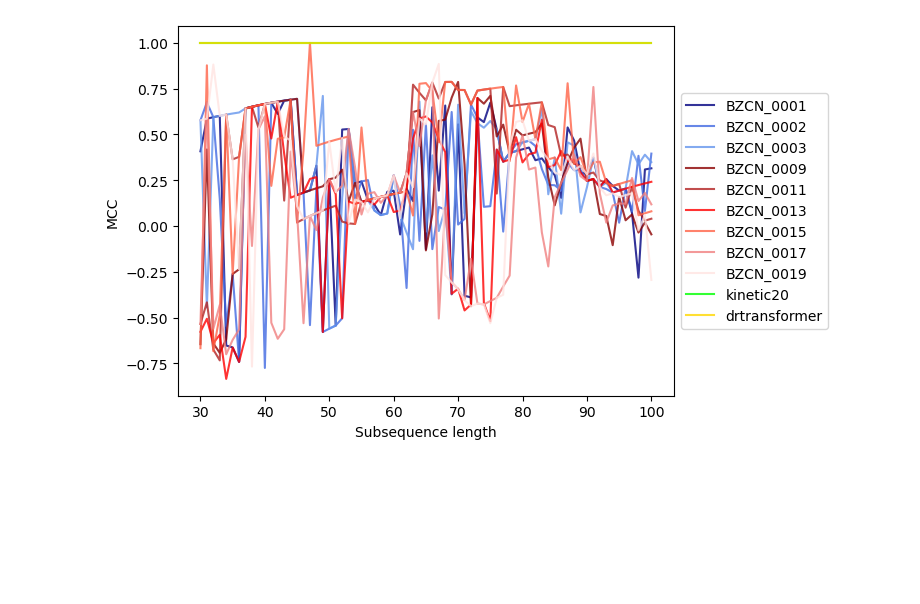
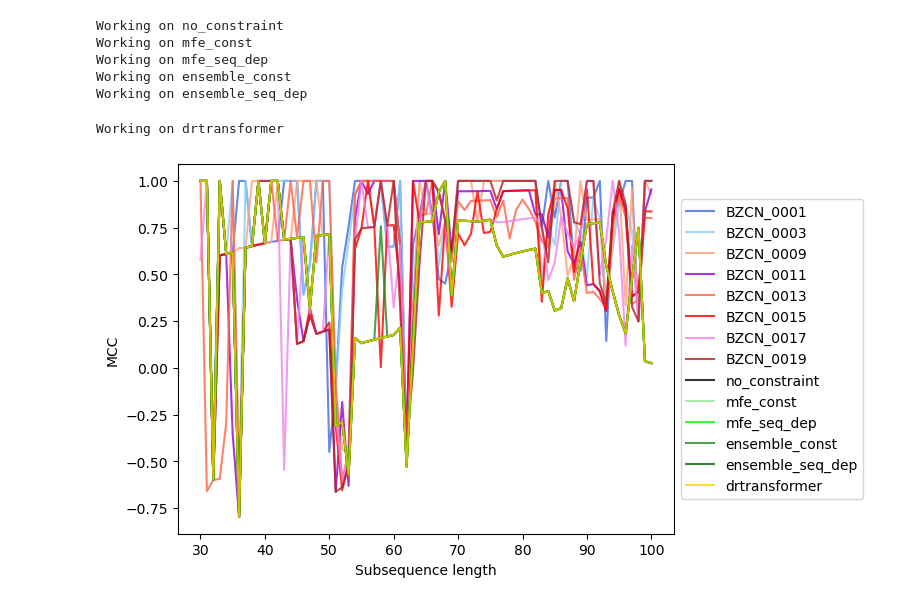
Before and after one commit to ErikPoppleton/kinetic_folder, a Jupyter notebook: flouride.ipynb, the cells around one changed output. Saved outputs shown, nothing was run; the diff lists cells and outputs as text; code cells hidden in the pictures; blank space fills up the shorter version.

Commit message:
Looking at generalized folding, I don't think this is going to work

```diff
--- a/flouride.ipynb
+++ b/flouride.ipynb
@@ -93,31 +73,72 @@ Working on drtransformer
+# %%
+# Calculate folding pathways for each kinetic algorithm
+for n, d in compute_data.items():
+    print(f'Working on {n}')
+    if 'ensemble' in n:
+        last = []
+    else:
+        last = ''
+
+    for length in d.keys():
+        if type(length) != int: # 'func' and 'pen' are also in here
+            continue
+        subseq = d[length]['seq']
+        last = d['func'](subseq, d['pen'], last, md)
+        if 'ensemble' in n: # subopt returns a list of subopt objects
+            d[length]['mfe'] = last[0].structure
+        else: # mfe returns a tuple where 0 is mfe and 1 is energy
+            d[length]['mfe'] = last[0]
+# %% [output]
+Working on no_constraint
+Working on mfe_const
+Working on mfe_seq_dep
+Working on ensemble_const
+Working on ensemble_seq_dep
+# %%
+# also try drtransformer
+print("Working on drtransformer")
+name = 'flouride_test/flouride_drt.log'
+
+compute_data['drtransformer'] = parse_drt_file(name, shape_data[ref_name])
+# %% [output]
+Working on drtransformer
 # %%
 # Plot MCC at each length vs the no_constraints folding
 # This at least tells us if if the kinetic method sees the same edges as the SHAPE data predicts
-cols = {'BZCN_0001' : 'navy',
-        'BZCN_0002' : 'royalblue',
-        'BZCN_0003' : 'cornflowerblue',
-        'BZCN_0009' : 'darkred',
-        'BZCN_0011' : 'firebrick',
-        'BZCN_0013' : 'red',
-        'BZCN_0015' : 'tomato',
-        'BZCN_0017' : 'lightcoral',
-        'BZCN_0019' : 'mistyrose',
-        'kinetic20' : 'lime',
+cols = {'BZCN_0001' : 'royalblue',
+        'BZCN_0002' : 'dodgerblue',
+        'BZCN_0003' : 'lightskyblue',
+        'BZCN_0009' : 'lightsalmon',
+        'BZCN_0011' : 'darkviolet',
+        'BZCN_0013' : 'tomato',
+        'BZCN_0015' : 'red',
+        'BZCN_0017' : 'violet',
+        'BZCN_0019' : 'firebrick',
+        'mfe_const' : 'lightgreen',
+        'mfe_seq_dep' : 'lime',
+        'ensemble_const' : 'forestgreen',
+        'ensemble_seq_dep' : 'darkgreen',
         'drtransformer' : 'gold',
-        'no_constraints' : 'black'}
+        'no_constraint' : 'black'}
+
+reference = 'BZCN_0002' #0002 is the most similar to the other BZCNs
 
 fig, ax = plt.subplots()
-for n, d in [it for it in list(shape_data.items()) if it[0] != 'no_constraints']:
-#for n, d in [it for it in list(shape_data.items()) if it[0] != 'BZCN_0003']:
+for n, d in [it for it in list(shape_data.items()) if it[0] != reference]:
     x = list(d.keys()) # sequence lengths
-    y = [calc_MCC(list_dot_bracket(d[l]['mfe']), list_dot_bracket(shape_data['no_constraints'][l]['mfe'])) for l in list(d.keys())]
+    y = [calc_MCC(list_dot_bracket(d[l]['mfe']), list_dot_bracket(shape_data[reference][l]['mfe'])) for l in list(d.keys())]
+    ax.plot(x, y, c=cols[n], alpha=0.8, label=n)
+
+for n, d in compute_data.items():
+    x = [l for l in list(d.keys()) if type(l) == int] # sequence lengths
+    y = [calc_MCC(list_dot_bracket(d[l]['mfe']), list_dot_bracket(shape_data[reference][l]['mfe'])) for l in x]
     ax.plot(x, y, c=cols[n], alpha=0.8, label=n)
 
 ax.set_xlabel('Subsequence length')
 ax.set_ylabel('MCC')
 ax.legend(loc='center left', bbox_to_anchor=(1, 0.5))
 plt.show()
 # %% [output]
-[figure, old version]
+[figure, new version]
 # %%
 # plot mean MCC between different methods
```
Also changed, not shown: parts of 30 cells of this notebook, 5 other files.
